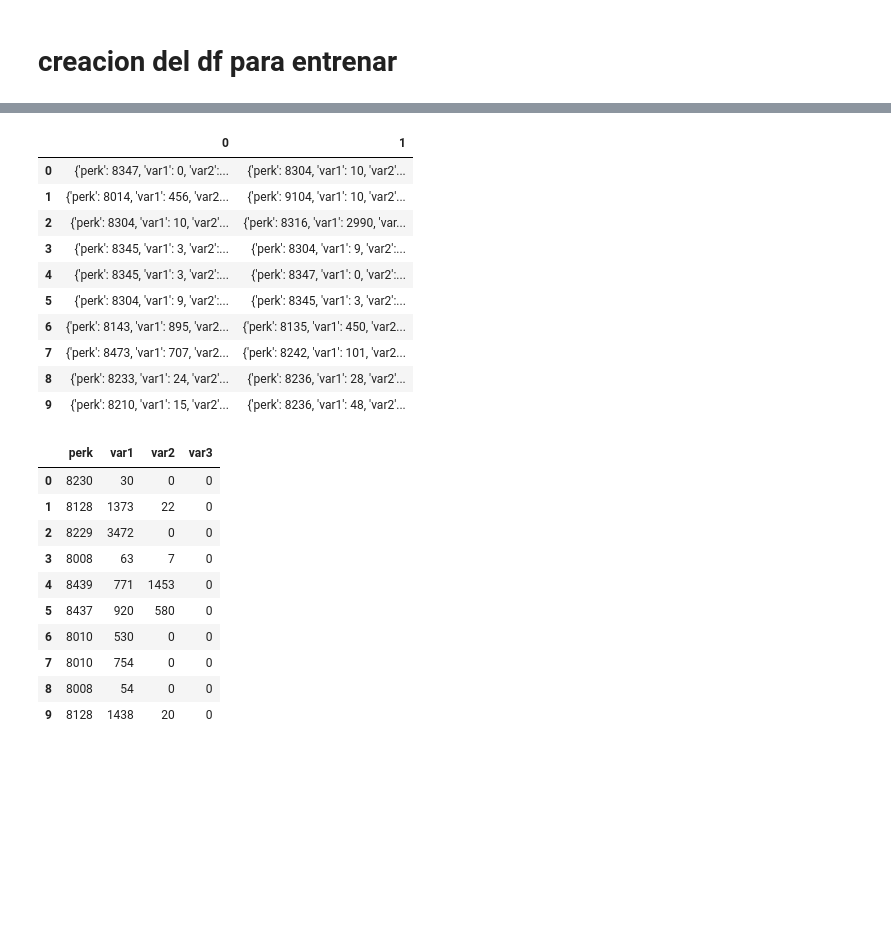
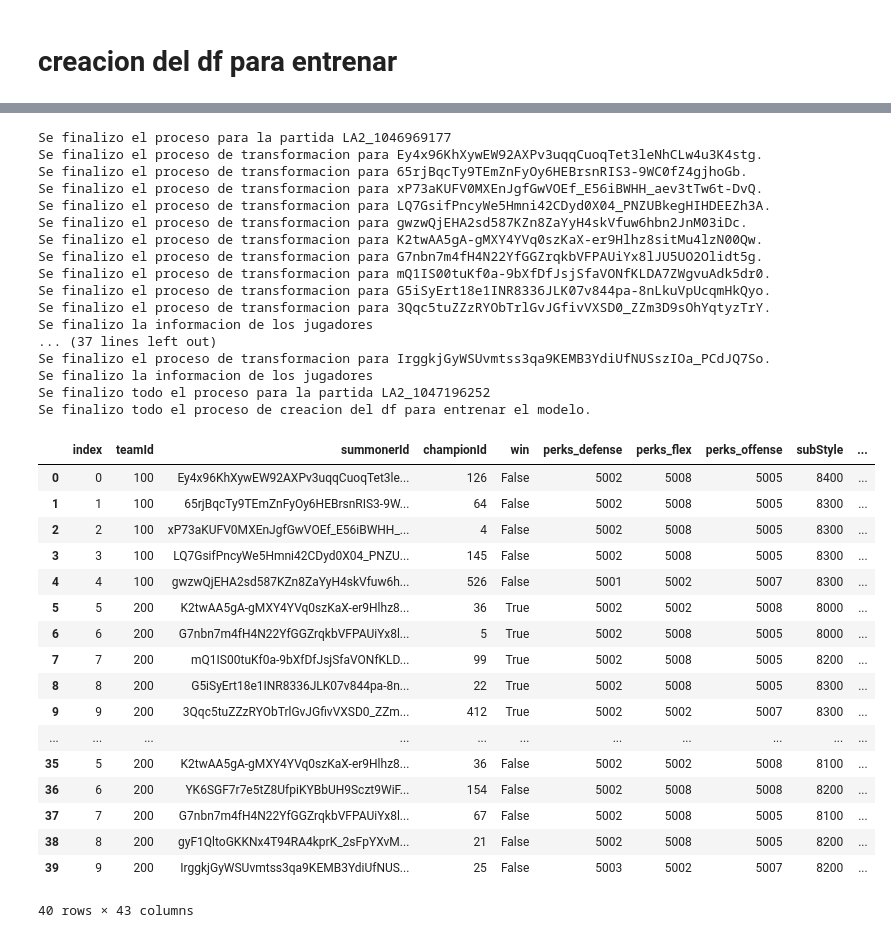
Before and after one commit to HugoCaleroBuratto/LeagueOfLegendMatch, a Jupyter notebook: final.ipynb, the cells around one changed output, grey strips where cells are left out. Saved outputs shown, nothing was run; the diff lists cells and outputs as text; code cells hidden in the pictures; blank space fills up the shorter version.

```diff
--- a/final.ipynb
+++ b/final.ipynb
@@ -560,32 +567,38 @@ pd.json_normalize(pd.json_normalize(pd.json_normalize(A['perks'])['styles'])[0])
-# %%
-# 4 nivel de perks
-pd.json_normalize(pd.json_normalize(pd.json_normalize(pd.json_normalize(A['perks'])['styles'])[1])['selections'])
-# Tenemos los perks primarios y secundartios con sus var, tenemos un 1 oo un 0 en este caso
-# %% [output]
-|  | 0 | 1 |
-| 0 | {'perk': 8347, 'var1': 0, 'var2':... | {'perk': 8304, 'var1': 10, 'var2'... |
-| 1 | {'perk': 8014, 'var1': 456, 'var2... | {'perk': 9104, 'var1': 10, 'var2'... |
-| 2 | {'perk': 8304, 'var1': 10, 'var2'... | {'perk': 8316, 'var1': 2990, 'var... |
-| 3 | {'perk': 8345, 'var1': 3, 'var2':... | {'perk': 8304, 'var1': 9, 'var2':... |
-| 4 | {'perk': 8345, 'var1': 3, 'var2':... | {'perk': 8347, 'var1': 0, 'var2':... |
-| 5 | {'perk': 8304, 'var1': 9, 'var2':... | {'perk': 8345, 'var1': 3, 'var2':... |
-| 6 | {'perk': 8143, 'var1': 895, 'var2... | {'perk': 8135, 'var1': 450, 'var2... |
-| 7 | {'perk': 8473, 'var1': 707, 'var2... | {'perk': 8242, 'var1': 101, 'var2... |
-| 8 | {'perk': 8233, 'var1': 24, 'var2'... | {'perk': 8236, 'var1': 28, 'var2'... |
-| 9 | {'perk': 8210, 'var1': 15, 'var2'... | {'perk': 8236, 'var1': 48, 'var2'... |
-# %%
-# 5 nivel de perks
-pd.json_normalize(pd.json_normalize(pd.json_normalize(pd.json_normalize(pd.json_normalize(A['perks'])['styles'])[0])['selections'])[0])
-# Tenemos el perk con los datos finales
-# %% [output]
-|  | perk | var1 | var2 | var3 |
-| 0 | 8230 | 30 | 0 | 0 |
-| 1 | 8128 | 1373 | 22 | 0 |
-| 2 | 8229 | 3472 | 0 | 0 |
-| 3 | 8008 | 63 | 7 | 0 |
-| 4 | 8439 | 771 | 1453 | 0 |
-| 5 | 8437 | 920 | 580 | 0 |
-| 6 | 8010 | 530 | 0 | 0 |
-| 7 | 8010 | 754 | 0 | 0 |
-| 8 | 8008 | 54 | 0 | 0 |
-| 9 | 8128 | 1438 | 20 | 0 |
+# %%
+ut.detalle_partidas_lista_for_train(B)
+# %% [output]
+Se finalizo el proceso para la partida LA2_1046969177
+Se finalizo el proceso de transformacion para Ey4x96KhXywEW92AXPv3uqqCuoqTet3leNhCLw4u3K4stg.
+Se finalizo el proceso de transformacion para 65rjBqcTy9TEmZnFyOy6HEBrsnRIS3-9WC0fZ4gjhoGb.
+Se finalizo el proceso de transformacion para xP73aKUFV0MXEnJgfGwVOEf_E56iBWHH_aev3tTw6t-DvQ.
+Se finalizo el proceso de transformacion para LQ7GsifPncyWe5Hmni42CDyd0X04_PNZUBkegHIHDEEZh3A.
+Se finalizo el proceso de transformacion para gwzwQjEHA2sd587KZn8ZaYyH4skVfuw6hbn2JnM03iDc.
+Se finalizo el proceso de transformacion para K2twAA5gA-gMXY4YVq0szKaX-er9Hlhz8sitMu4lzN00Qw.
+Se finalizo el proceso de transformacion para G7nbn7m4fH4N22YfGGZrqkbVFPAUiYx8lJU5UO2Olidt5g.
+Se finalizo el proceso de transformacion para mQ1IS00tuKf0a-9bXfDfJsjSfaVONfKLDA7ZWgvuAdk5dr0.
+Se finalizo el proceso de transformacion para G5iSyErt18e1INR8336JLK07v844pa-8nLkuVpUcqmHkQyo.
+Se finalizo el proceso de transformacion para 3Qqc5tuZZzRYObTrlGvJGfivVXSD0_ZZm3D9sOhYqtyzTrY.
+Se finalizo la informacion de los jugadores
+... (37 lines left out)
+Se finalizo el proceso de transformacion para IrggkjGyWSUvmtss3qa9KEMB3YdiUfNUSszIOa_PCdJQ7So.
+Se finalizo la informacion de los jugadores
+Se finalizo todo el proceso para la partida LA2_1047196252
+Se finalizo todo el proceso de creacion del df para entrenar el modelo.
+|  | index | teamId | summonerId | championId | win | perks_defense | perks_flex | perks_offense | subStyle | ... |
+| 0 | 0 | 100 | Ey4x96KhXywEW92AXPv3uqqCuoqTet3le... | 126 | False | 5002 | 5008 | 5005 | 8400 | ... |
+| 1 | 1 | 100 | 65rjBqcTy9TEmZnFyOy6HEBrsnRIS3-9W... | 64 | False | 5002 | 5008 | 5005 | 8300 | ... |
+| 2 | 2 | 100 | xP73aKUFV0MXEnJgfGwVOEf_E56iBWHH_... | 4 | False | 5002 | 5008 | 5005 | 8300 | ... |
+| 3 | 3 | 100 | LQ7GsifPncyWe5Hmni42CDyd0X04_PNZU... | 145 | False | 5002 | 5008 | 5005 | 8300 | ... |
+| 4 | 4 | 100 | gwzwQjEHA2sd587KZn8ZaYyH4skVfuw6h... | 526 | False | 5001 | 5002 | 5007 | 8300 | ... |
+| 5 | 5 | 200 | K2twAA5gA-gMXY4YVq0szKaX-er9Hlhz8... | 36 | True | 5002 | 5002 | 5008 | 8000 | ... |
+| 6 | 6 | 200 | G7nbn7m4fH4N22YfGGZrqkbVFPAUiYx8l... | 5 | True | 5002 | 5008 | 5005 | 8000 | ... |
+| 7 | 7 | 200 | mQ1IS00tuKf0a-9bXfDfJsjSfaVONfKLD... | 99 | True | 5002 | 5008 | 5005 | 8200 | ... |
+| 8 | 8 | 200 | G5iSyErt18e1INR8336JLK07v844pa-8n... | 22 | True | 5002 | 5008 | 5005 | 8300 | ... |
+| 9 | 9 | 200 | 3Qqc5tuZZzRYObTrlGvJGfivVXSD0_ZZm... | 412 | True | 5002 | 5002 | 5007 | 8300 | ... |
+| ... | ... | ... | ... | ... | ... | ... | ... | ... | ... | ... |
+| 35 | 5 | 200 | K2twAA5gA-gMXY4YVq0szKaX-er9Hlhz8... | 36 | False | 5002 | 5002 | 5008 | 8100 | ... |
+| 36 | 6 | 200 | YK6SGF7r7e5tZ8UfpiKYBbUH9Sczt9WiF... | 154 | False | 5002 | 5008 | 5008 | 8200 | ... |
+| 37 | 7 | 200 | G7nbn7m4fH4N22YfGGZrqkbVFPAUiYx8l... | 67 | False | 5002 | 5008 | 5005 | 8100 | ... |
+| 38 | 8 | 200 | gyF1QltoGKKNx4T94RA4kprK_2sFpYXvM... | 21 | False | 5002 | 5008 | 5005 | 8200 | ... |
+| 39 | 9 | 200 | IrggkjGyWSUvmtss3qa9KEMB3YdiUfNUS... | 25 | False | 5003 | 5002 | 5007 | 8200 | ... |
+40 rows × 43 columns
```
Also changed, not shown: parts of 10 cells of this notebook, 4 other files.
